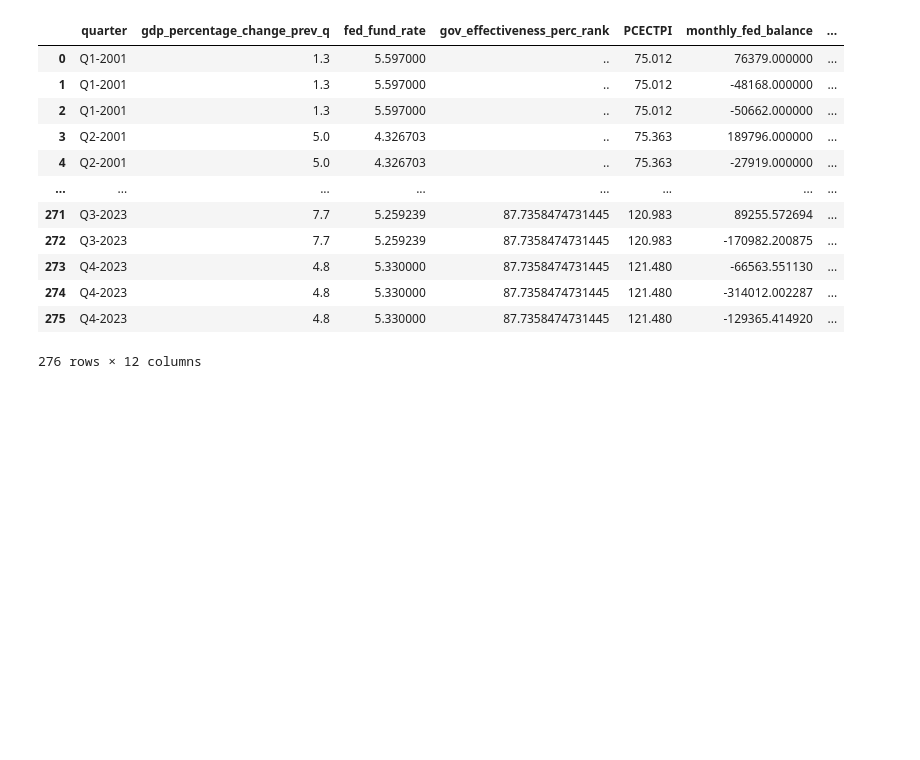
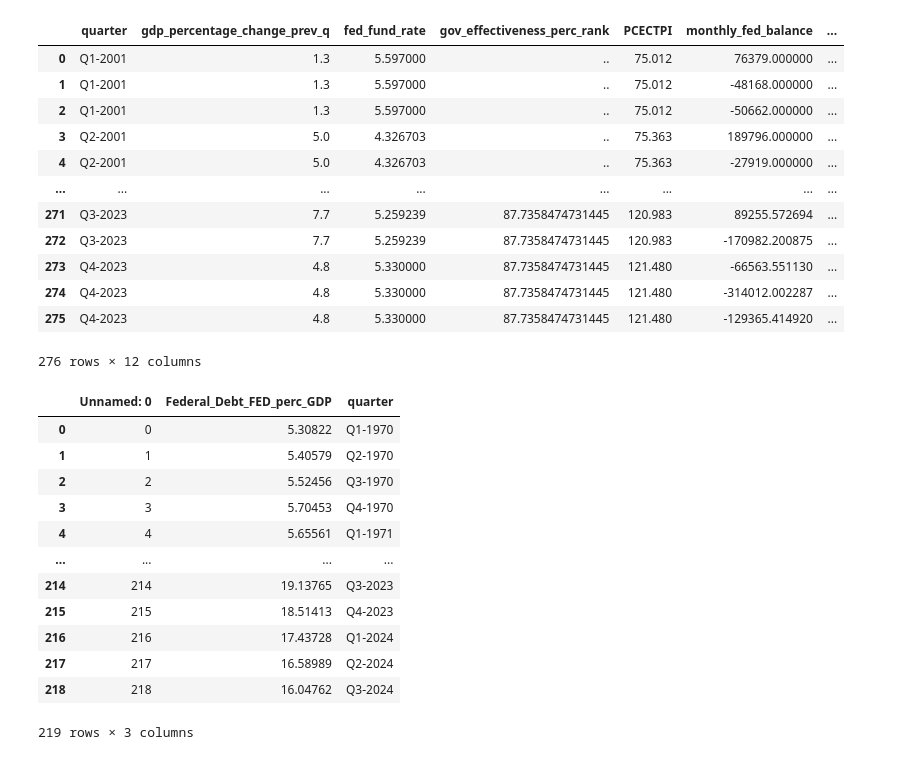
Before and after one commit to maudlcrf/risk_and_fraud, a Jupyter notebook: Preprocessing/merging.ipynb, the cells around one changed output. Saved outputs shown, nothing was run; the diff lists cells and outputs as text; code cells hidden in the pictures; blank space fills up the shorter version.

```diff
--- a/Preprocessing/merging.ipynb
+++ b/Preprocessing/merging.ipynb
@@ -233,3 +233,7 @@ merged_1
 | 274 | Q4-2023 | 4.8 | 5.330000 | 87.7358474731445 | 121.480 | -314012.002287 | ... |
 | 275 | Q4-2023 | 4.8 | 5.330000 | 87.7358474731445 | 121.480 | -129365.414920 | ... |
 276 rows × 12 columns
+# %%
+Federal_Debt_FED_perc_gdp = pd.read_csv('/Users/andreabordon/Documents/GitHub/risk_and_fraud/US_Datasets/Federal_Debt_FED_perc_gdp.csv')
+federal_debt_foreign_investors = pd.read_csv('/Users/andreabordon/Documents/GitHub/risk_and_fraud/US_Datasets/federal_debt_foreign_investors.csv')
+federal_debt_private_investors_perc_gdp = pd.read_csv('/Users/andreabordon/Documents/GitHub/risk_and_fraud/US_Datasets/federal_debt_private_investors_perc_gdp.csv')
@@ -235,0 +244,16 @@ merged_1
+# %%
+Federal_Debt_FED_perc_gdp
+# %% [output]
+|  | Unnamed: 0 | Federal_Debt_FED_perc_GDP | quarter |
+| 0 | 0 | 5.30822 | Q1-1970 |
+| 1 | 1 | 5.40579 | Q2-1970 |
+| 2 | 2 | 5.52456 | Q3-1970 |
+| 3 | 3 | 5.70453 | Q4-1970 |
+| 4 | 4 | 5.65561 | Q1-1971 |
+| ... | ... | ... | ... |
+| 214 | 214 | 19.13765 | Q3-2023 |
+| 215 | 215 | 18.51413 | Q4-2023 |
+| 216 | 216 | 17.43728 | Q1-2024 |
+| 217 | 217 | 16.58989 | Q2-2024 |
+| 218 | 218 | 16.04762 | Q3-2024 |
+219 rows × 3 columns
```
Also changed, not shown: parts of 7 cells of this notebook.
